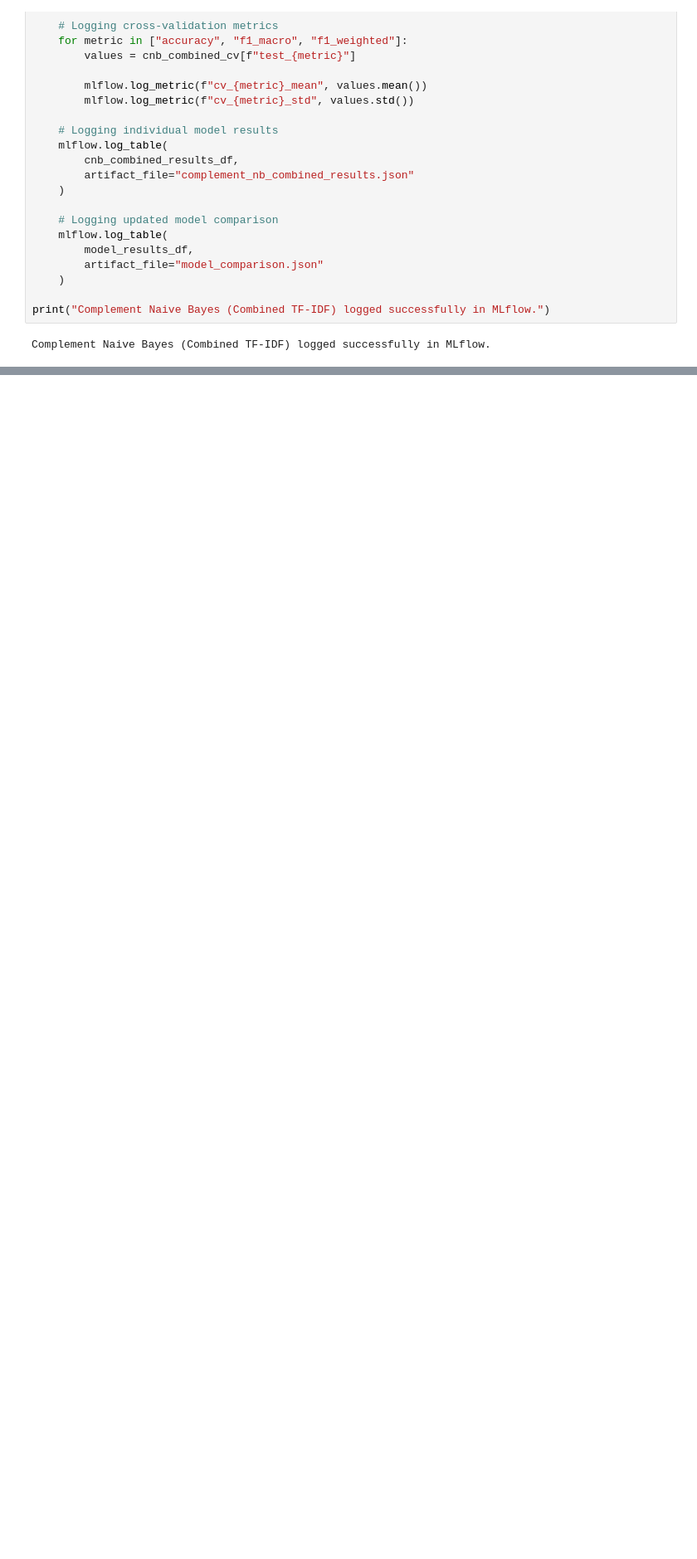
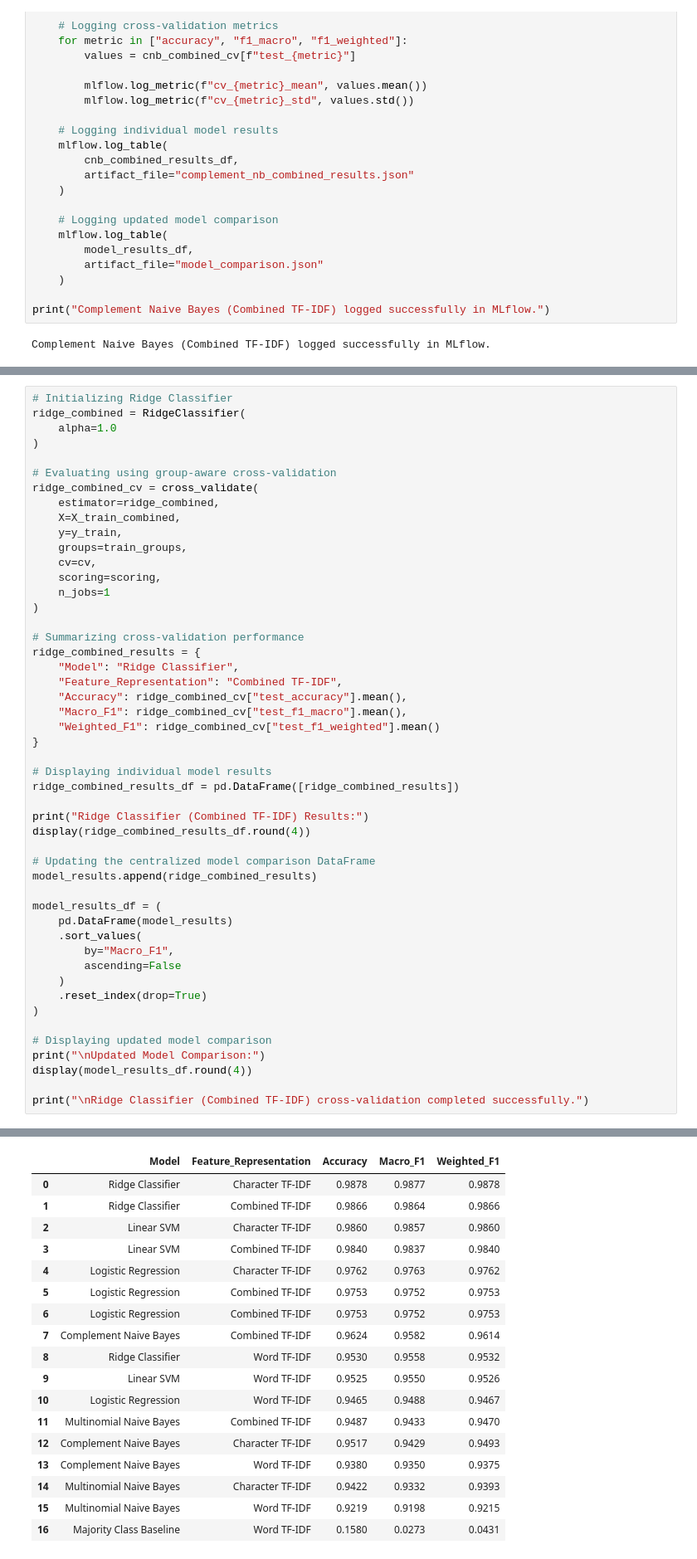
Before and after one commit to TejasMJ/Product-Taxonomy-Intelligence, a Jupyter notebook: notebooks/05_model_development.ipynb, the cells around one changed output, grey strips where cells are left out. Shown at 83% size. Saved outputs shown, nothing was run; the diff lists cells and outputs as text; blank space fills up the shorter version.

Commit message:
Ridge models added

```diff
--- a/notebooks/05_model_development.ipynb
+++ b/notebooks/05_model_development.ipynb
@@ -1596,0 +1832,50 @@ Complement Naive Bayes (Combined TF-IDF) logged successfully in MLflow.
+# %%
+# Initializing Ridge Classifier
+ridge_combined = RidgeClassifier(
+    alpha=1.0
+)
+
+# Evaluating using group-aware cross-validation
+ridge_combined_cv = cross_validate(
+    estimator=ridge_combined,
+    X=X_train_combined,
+    y=y_train,
+    groups=train_groups,
+    cv=cv,
+    scoring=scoring,
+    n_jobs=1
+)
+
+# Summarizing cross-validation performance
+ridge_combined_results = {
+    "Model": "Ridge Classifier",
+    "Feature_Representation": "Combined TF-IDF",
+    "Accuracy": ridge_combined_cv["test_accuracy"].mean(),
+    "Macro_F1": ridge_combined_cv["test_f1_macro"].mean(),
+    "Weighted_F1": ridge_combined_cv["test_f1_weighted"].mean()
+}
+
+# Displaying individual model results
+ridge_combined_results_df = pd.DataFrame([ridge_combined_results])
+
+print("Ridge Classifier (Combined TF-IDF) Results:")
+display(ridge_combined_results_df.round(4))
+
+# Updating the centralized model comparison DataFrame
+model_results.append(ridge_combined_results)
+
+model_results_df = (
+    pd.DataFrame(model_results)
+    .sort_values(
+        by="Macro_F1",
+        ascending=False
+    )
+    .reset_index(drop=True)
+)
+
+# Displaying updated model comparison
+print("\nUpdated Model Comparison:")
+display(model_results_df.round(4))
+
+print("\nRidge Classifier (Combined TF-IDF) cross-validation completed successfully.")
+# %% [output]
@@ -1596,0 +1886,18 @@ Complement Naive Bayes (Combined TF-IDF) logged successfully in MLflow.
+|  | Model | Feature_Representation | Accuracy | Macro_F1 | Weighted_F1 |
+| 0 | Ridge Classifier | Character TF-IDF | 0.9878 | 0.9877 | 0.9878 |
+| 1 | Ridge Classifier | Combined TF-IDF | 0.9866 | 0.9864 | 0.9866 |
+| 2 | Linear SVM | Character TF-IDF | 0.9860 | 0.9857 | 0.9860 |
+| 3 | Linear SVM | Combined TF-IDF | 0.9840 | 0.9837 | 0.9840 |
+| 4 | Logistic Regression | Character TF-IDF | 0.9762 | 0.9763 | 0.9762 |
+| 5 | Logistic Regression | Combined TF-IDF | 0.9753 | 0.9752 | 0.9753 |
+| 6 | Logistic Regression | Combined TF-IDF | 0.9753 | 0.9752 | 0.9753 |
+| 7 | Complement Naive Bayes | Combined TF-IDF | 0.9624 | 0.9582 | 0.9614 |
+| 8 | Ridge Classifier | Word TF-IDF | 0.9530 | 0.9558 | 0.9532 |
+| 9 | Linear SVM | Word TF-IDF | 0.9525 | 0.9550 | 0.9526 |
+| 10 | Logistic Regression | Word TF-IDF | 0.9465 | 0.9488 | 0.9467 |
+| 11 | Multinomial Naive Bayes | Combined TF-IDF | 0.9487 | 0.9433 | 0.9470 |
+| 12 | Complement Naive Bayes | Character TF-IDF | 0.9517 | 0.9429 | 0.9493 |
+| 13 | Complement Naive Bayes | Word TF-IDF | 0.9380 | 0.9350 | 0.9375 |
+| 14 | Multinomial Naive Bayes | Character TF-IDF | 0.9422 | 0.9332 | 0.9393 |
+| 15 | Multinomial Naive Bayes | Word TF-IDF | 0.9219 | 0.9198 | 0.9215 |
+| 16 | Majority Class Baseline | Word TF-IDF | 0.1580 | 0.0273 | 0.0431 |
```
Also changed, not shown: parts of 15 cells of this notebook.
